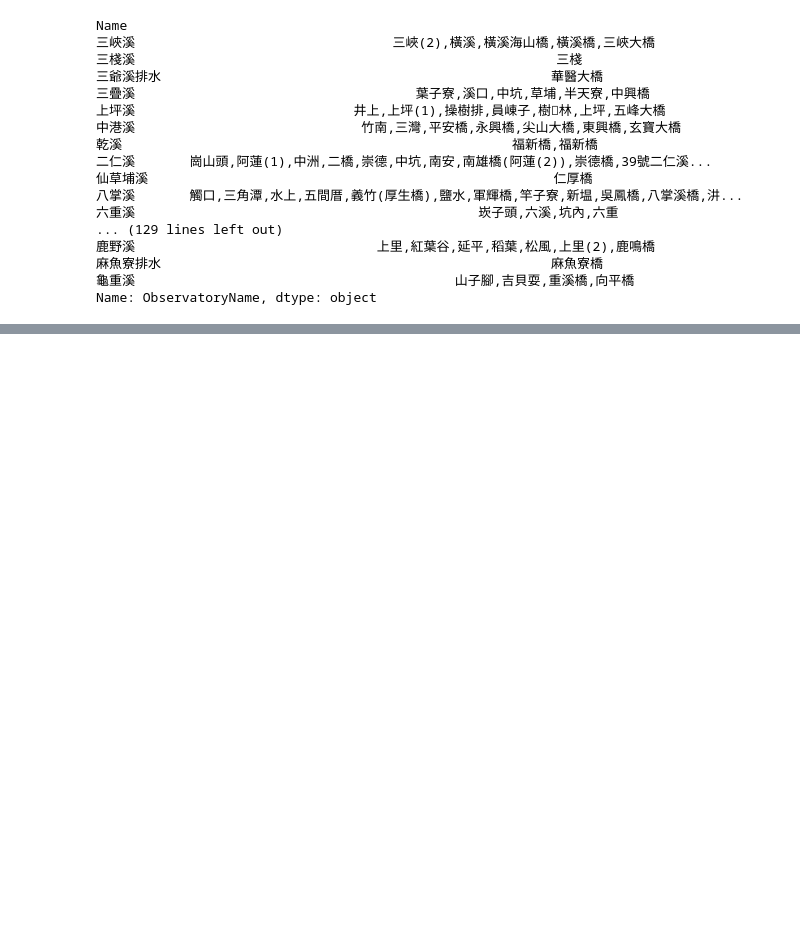
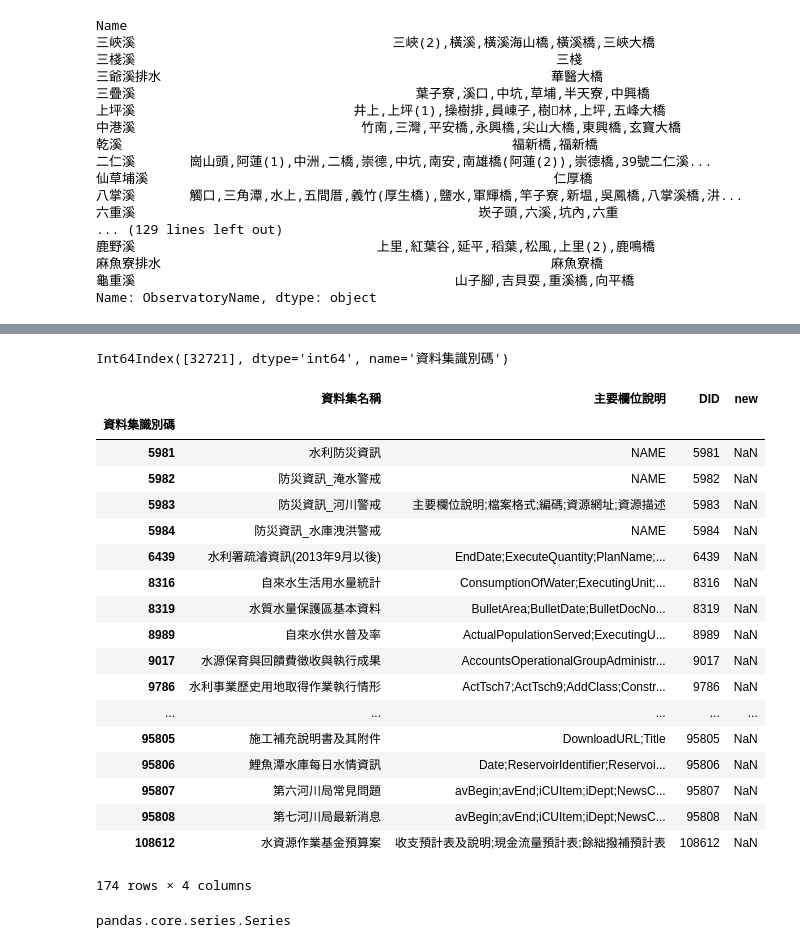
Before and after one commit to Linked-Open-Data-LOD-Taiwan/ontologies, a Jupyter notebook: script/opendata_test.ipynb, the cells around one changed output, grey strips where cells are left out. Saved outputs shown, nothing was run; the diff lists cells and outputs as text; code cells hidden in the pictures; blank space fills up the shorter version.

```diff
--- a/script/opendata_test.ipynb
+++ b/script/opendata_test.ipynb
@@ -238,0 +745,51 @@ Name: 資料集名稱, dtype: object
+# %%
+#資料集名稱轉 ID
+od_df[od_df['資料集名稱']=='水利署植物調查資料'].index
+#od_df.loc[32721]
+# %% [output]
+Int64Index([32721], dtype='int64', name='資料集識別碼')
+# %%
+wra=od_df[od_df['提供機關']=='經濟部水利署']
+desc=wra[['資料集名稱','主要欄位說明']]
+desc=desc.dropna()
+desc['DID']=desc.index
+#desc
+
+mix = lambda row: "%s:%s" %(row[2],row[0])
+
+desc2=desc.apply(mix, axis=1)
+
+desc3= pd.concat([desc,desc2], axis=1)
+desc4 = desc3.reindex(columns=['資料集名稱','主要欄位說明','DID','new'])
+desc4
+#desc3 = desc2.append(desc['主要欄位說明'], ignore_index=False)
+#desc3
+#colname_df = pd.DataFrame(desc['主要欄位說明'].str.split(';').tolist(), index=desc['資料集名稱']).stack()
+#colname_df
+#colname_df = self.colname_df.reset_index([0, '資料集名稱'])
+#colname_df
+#self.colname_df.columns = ['資料集名稱', 'Colname']
+# %% [output]
+|  | 資料集名稱 | 主要欄位說明 | DID | new |
+| 資料集識別碼 |  |  |  |  |
+| 5981 | 水利防災資訊 | NAME | 5981 | NaN |
+| 5982 | 防災資訊_淹水警戒 | NAME | 5982 | NaN |
+| 5983 | 防災資訊_河川警戒 | 主要欄位說明;檔案格式;編碼;資源網址;資源描述 | 5983 | NaN |
+| 5984 | 防災資訊_水庫洩洪警戒 | NAME | 5984 | NaN |
+| 6439 | 水利署疏濬資訊(2013年9月以後) | EndDate;ExecuteQuantity;PlanName;... | 6439 | NaN |
+| 8316 | 自來水生活用水量統計 | ConsumptionOfWater;ExecutingUnit;... | 8316 | NaN |
+| 8319 | 水質水量保護區基本資料 | BulletArea;BulletDate;BulletDocNo... | 8319 | NaN |
+| 8989 | 自來水供水普及率 | ActualPopulationServed;ExecutingU... | 8989 | NaN |
+| 9017 | 水源保育與回饋費徵收與執行成果 | AccountsOperationalGroupAdministr... | 9017 | NaN |
+| 9786 | 水利事業歷史用地取得作業執行情形 | ActTsch7;ActTsch9;AddClass;Constr... | 9786 | NaN |
+| ... | ... | ... | ... | ... |
+| 95805 | 施工補充說明書及其附件 | DownloadURL;Title | 95805 | NaN |
+| 95806 | 鯉魚潭水庫每日水情資訊 | Date;ReservoirIdentifier;Reservoi... | 95806 | NaN |
+| 95807 | 第六河川局常見問題 | avBegin;avEnd;iCUItem;iDept;NewsC... | 95807 | NaN |
+| 95808 | 第七河川局最新消息 | avBegin;avEnd;iCUItem;iDept;NewsC... | 95808 | NaN |
+| 108612 | 水資源作業基金預算案 | 收支預計表及說明;現金流量預計表;餘絀撥補預計表 | 108612 | NaN |
+174 rows × 4 columns
+# %%
+type(desc['主要欄位說明'])
+# %% [output]
+pandas.core.series.Series
```
Also changed, not shown: parts of 25 cells of this notebook, 8 other files.
